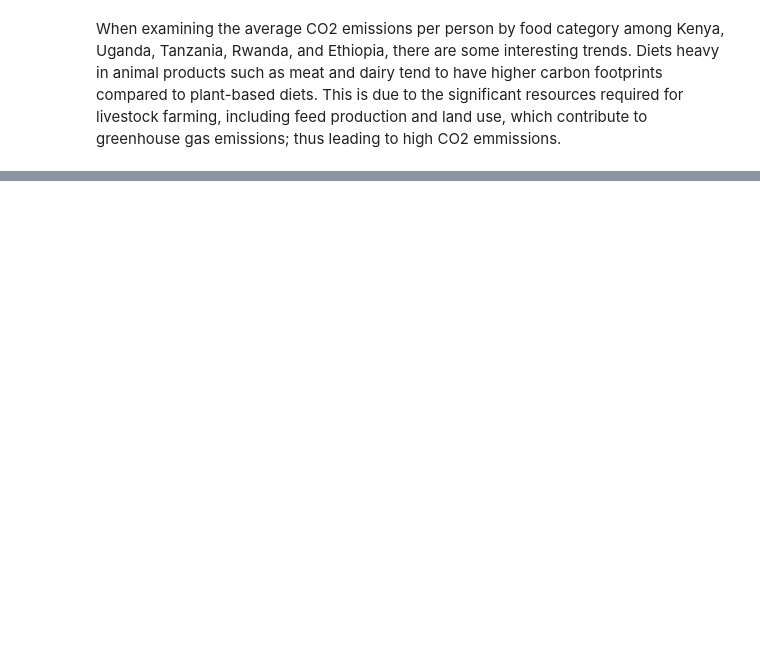
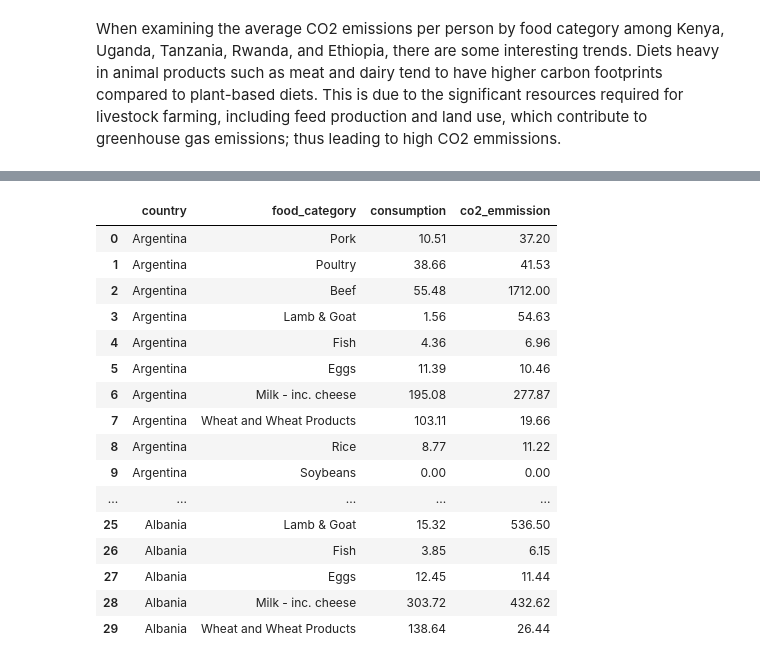
Before and after one commit to puritym8/Python-Data-Analysis, a Jupyter notebook: Food_carbon_footprint.ipynb, the cells around one changed output, grey strips where cells are left out. Cells and saved outputs as stored; diff of their text form; code cells hidden in the pictures; blank space fills up the shorter version.

```diff
--- a/Food_carbon_footprint.ipynb
+++ b/Food_carbon_footprint.ipynb
@@ -46,0 +151,23 @@ This is due to the significant resources required for livestock farming, includi
+# %%
+high_country=('Argentina','Australia','Albania','New Zealand','Iceland','USA','Uruguay','Brazil','Luxembourg','Kazakhstan')
+
+country=df[df['country'].isin(high_country)]
+country.head(30)
+# %% [output]
+|  | country | food_category | consumption | co2_emmission |
+| 0 | Argentina | Pork | 10.51 | 37.20 |
+| 1 | Argentina | Poultry | 38.66 | 41.53 |
+| 2 | Argentina | Beef | 55.48 | 1712.00 |
+| 3 | Argentina | Lamb & Goat | 1.56 | 54.63 |
+| 4 | Argentina | Fish | 4.36 | 6.96 |
+| 5 | Argentina | Eggs | 11.39 | 10.46 |
+| 6 | Argentina | Milk - inc. cheese | 195.08 | 277.87 |
+| 7 | Argentina | Wheat and Wheat Products | 103.11 | 19.66 |
+| 8 | Argentina | Rice | 8.77 | 11.22 |
+| 9 | Argentina | Soybeans | 0.00 | 0.00 |
+| ... | ... | ... | ... | ... |
+| 25 | Albania | Lamb & Goat | 15.32 | 536.50 |
+| 26 | Albania | Fish | 3.85 | 6.15 |
+| 27 | Albania | Eggs | 12.45 | 11.44 |
+| 28 | Albania | Milk - inc. cheese | 303.72 | 432.62 |
+| 29 | Albania | Wheat and Wheat Products | 138.64 | 26.44 |
```
Also changed, not shown: parts of 17 cells of this notebook.
